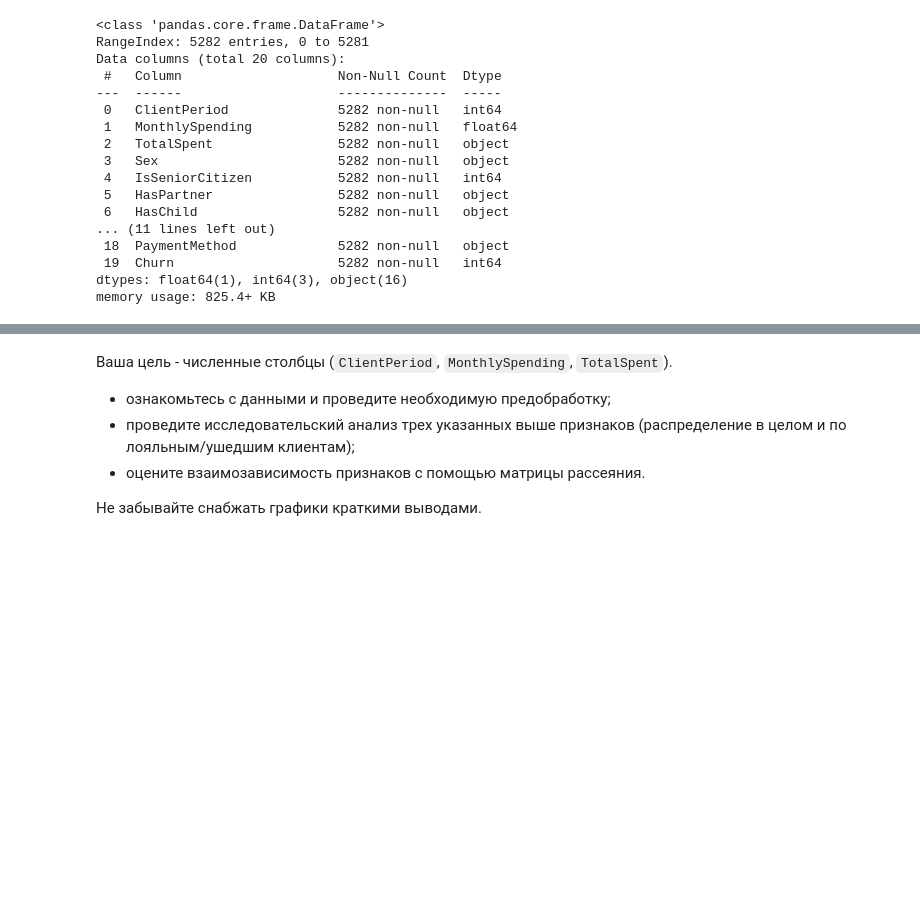
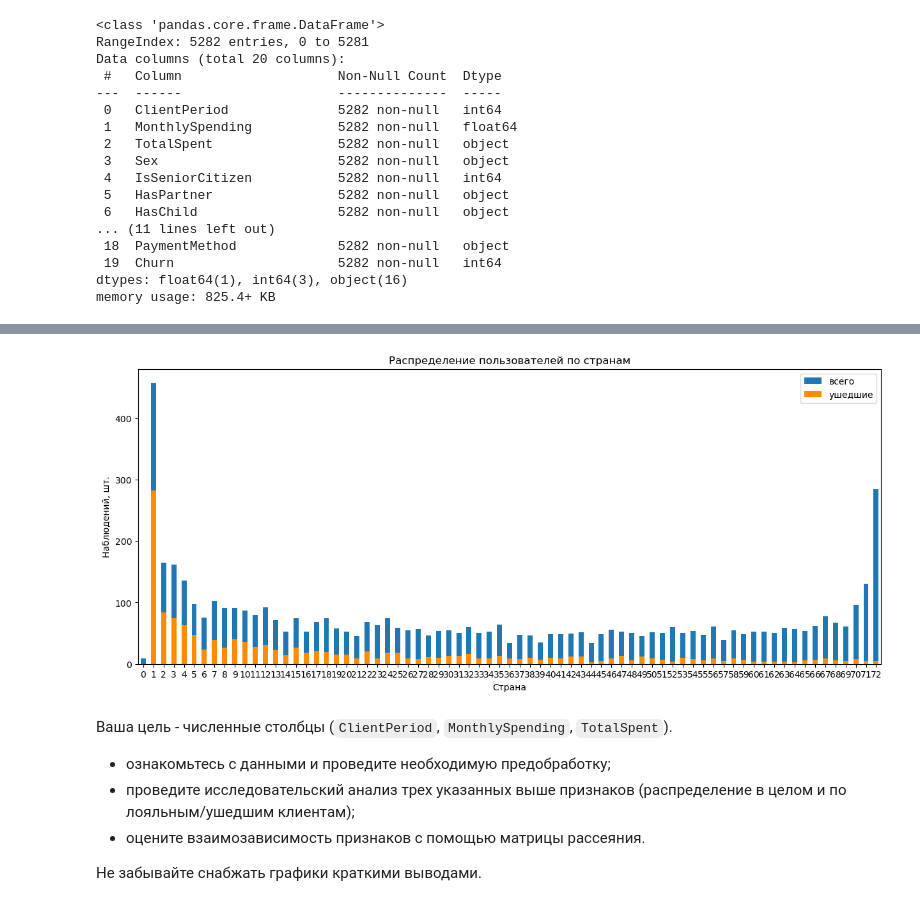
Before and after one commit to brunoyamtest/SC420-3007-1, a Jupyter notebook: 04 - eda.ipynb, the cells around one changed output, grey strips where cells are left out. Cells and saved outputs as stored; diff of their text form; code cells hidden in the pictures; blank space fills up the shorter version.

```diff
--- a/04 - eda.ipynb
+++ b/04 - eda.ipynb
@@ -420,3 +510,13 @@ KeyError: "['HasPartner', 'HasChild', 'HasPhoneService', 'HasMultiplePhoneNumber
+# %%
+df_clean.groupby('ClientPeriod')['Churn'].count().plot(kind='bar', rot=0, figsize=(15,6));
+df_clean.groupby('ClientPeriod')['Churn'].sum().plot(kind='bar', color='darkorange', rot=0 , figsize=(15,6));
+plt.title("Распределение пользователей по странам");
+plt.xlabel("Страна");
+plt.ylabel("Наблюдений, шт.")
+plt.legend(['всего', 'ушедшие']);
+#(bins='fd', figsize=(8,6), alpha=0.76)
+# %% [output]
+[figure, added]
 # %% [markdown]
 Ваша цель - численные столбцы (`ClientPeriod`, `MonthlySpending`, `TotalSpent`).
 
```
Also changed, not shown: parts of 20 cells of this notebook, 1 other file.
